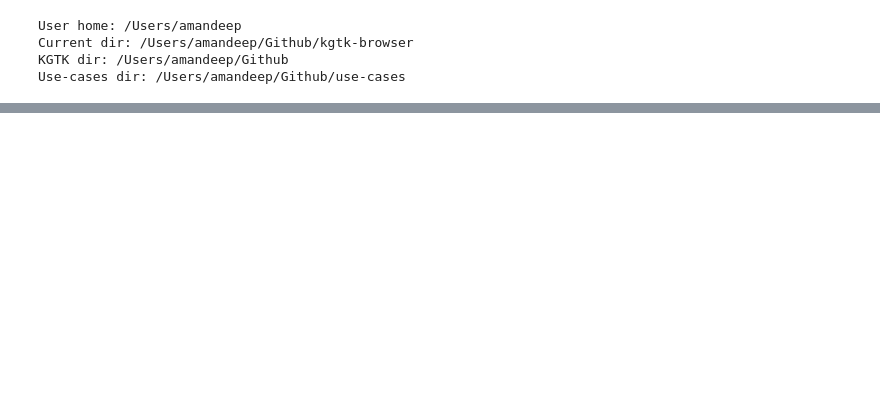
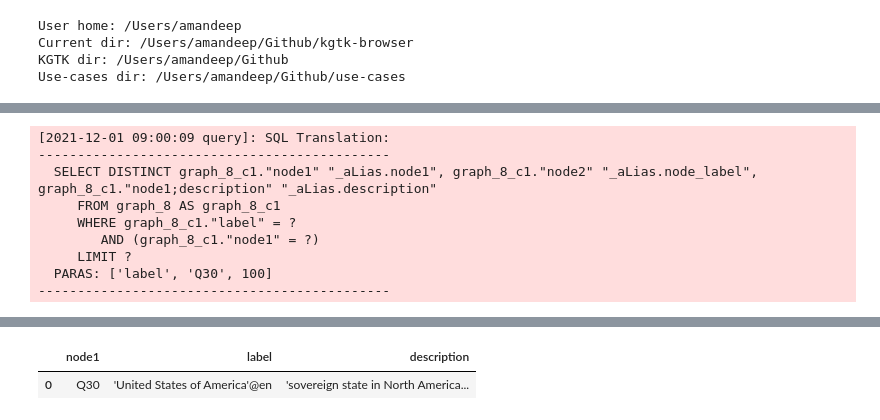
Before and after one commit to usc-isi-i2/kgtk-browser, a Jupyter notebook: KGTK-Query-Text-Search.ipynb, the cells around one changed output, grey strips where cells are left out. Cells and saved outputs as stored; diff of their text form; code cells hidden in the pictures; blank space fills up the shorter version.

```diff
--- a/KGTK-Query-Text-Search.ipynb
+++ b/KGTK-Query-Text-Search.ipynb
@@ -300,0 +182,35 @@ search('bara oba')
+# %%
+def exact_search_items(search_text, limit=20):
+    search_text = search_text.upper()
+    text_search_labels_query =  _kapi2.get_query(
+    doc="""
+    Create the Kypher query used by 'BrowserBackend.get_node_labels()'
+    for case_independent searches.
+    Given parameters 'NODE' and 'LANG' retrieve labels for 'NODE' in
+    the specified language (using 'any' for 'LANG' retrieves all labels).
+    Return distinct 'node1', 'node_label' pairs as the result (we include
+    'NODE' as an output to make it easier to union result frames).
+    """,
+    name=f'exact_search_items{search_text}',
+    inputs='l_d_pgr_ud',
+    match='l_d_pgr_ud: (n)-[r:label]->(l)',
+    where=f'n="{search_text}"',
+    ret='distinct n as node1, l as node_label, r.`node1;description` as description',
+)
+    results =  list([list(x) for x in text_search_labels_query.execute()])
+    df = pd.DataFrame(results, columns=['node1', 'label', 'description'])
+    print(len(df))
+    return df
+# %%
+%%time
+exact_search_items('q30')
+# %% [output]
+[2021-12-01 09:00:09 query]: SQL Translation:
+---------------------------------------------
+  SELECT DISTINCT graph_8_c1."node1" "_aLias.node1", graph_8_c1."node2" "_aLias.node_label", graph_8_c1."node1;description" "_aLias.description"
+     FROM graph_8 AS graph_8_c1
+     WHERE graph_8_c1."label" = ?
+        AND (graph_8_c1."node1" = ?)
+     LIMIT ?
+  PARAS: ['label', 'Q30', 100]
+---------------------------------------------
@@ -300,0 +220,2 @@ search('bara oba')
+|  | node1 | label | description |
+| 0 | Q30 | 'United States of America'@en | 'sovereign state in North America... |
```
Also changed, not shown: parts of 35 cells of this notebook.
